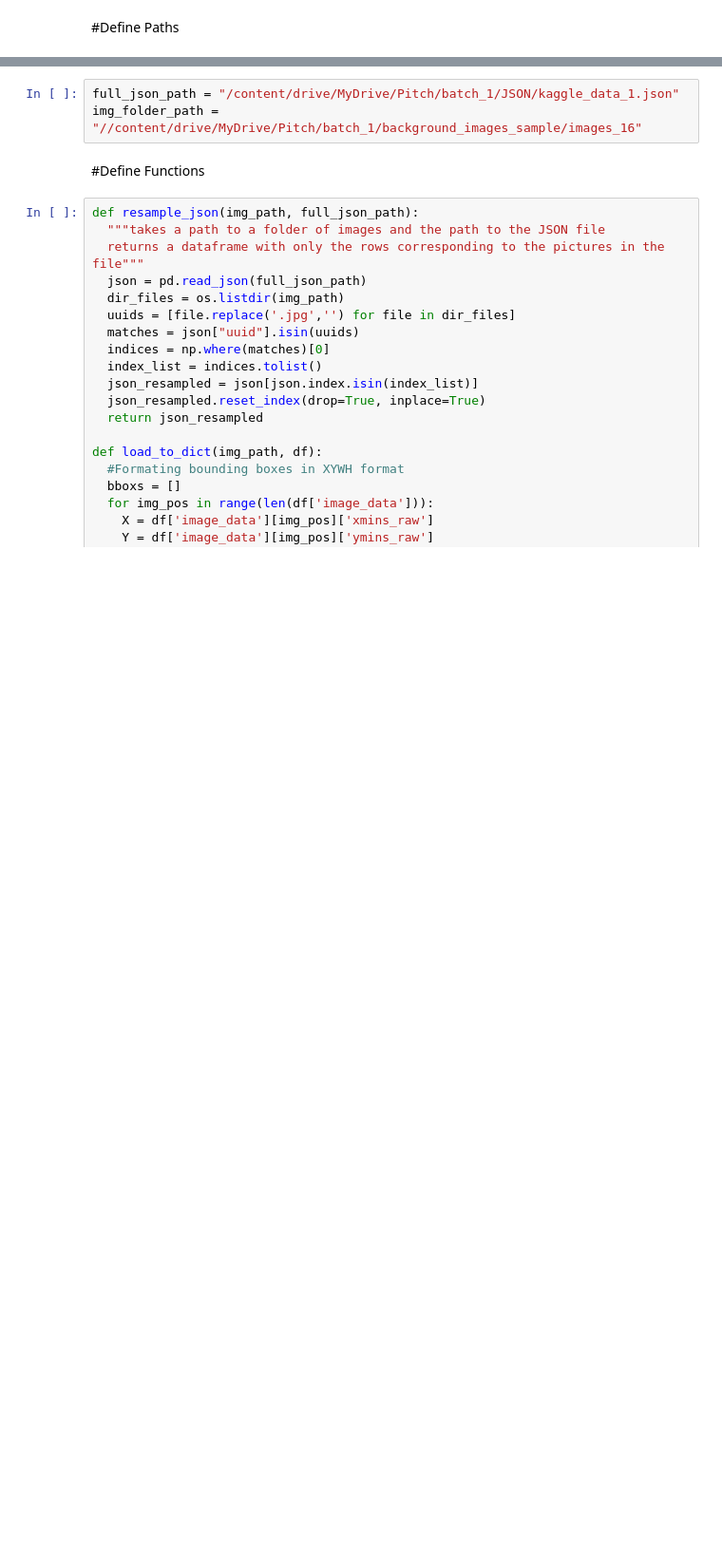
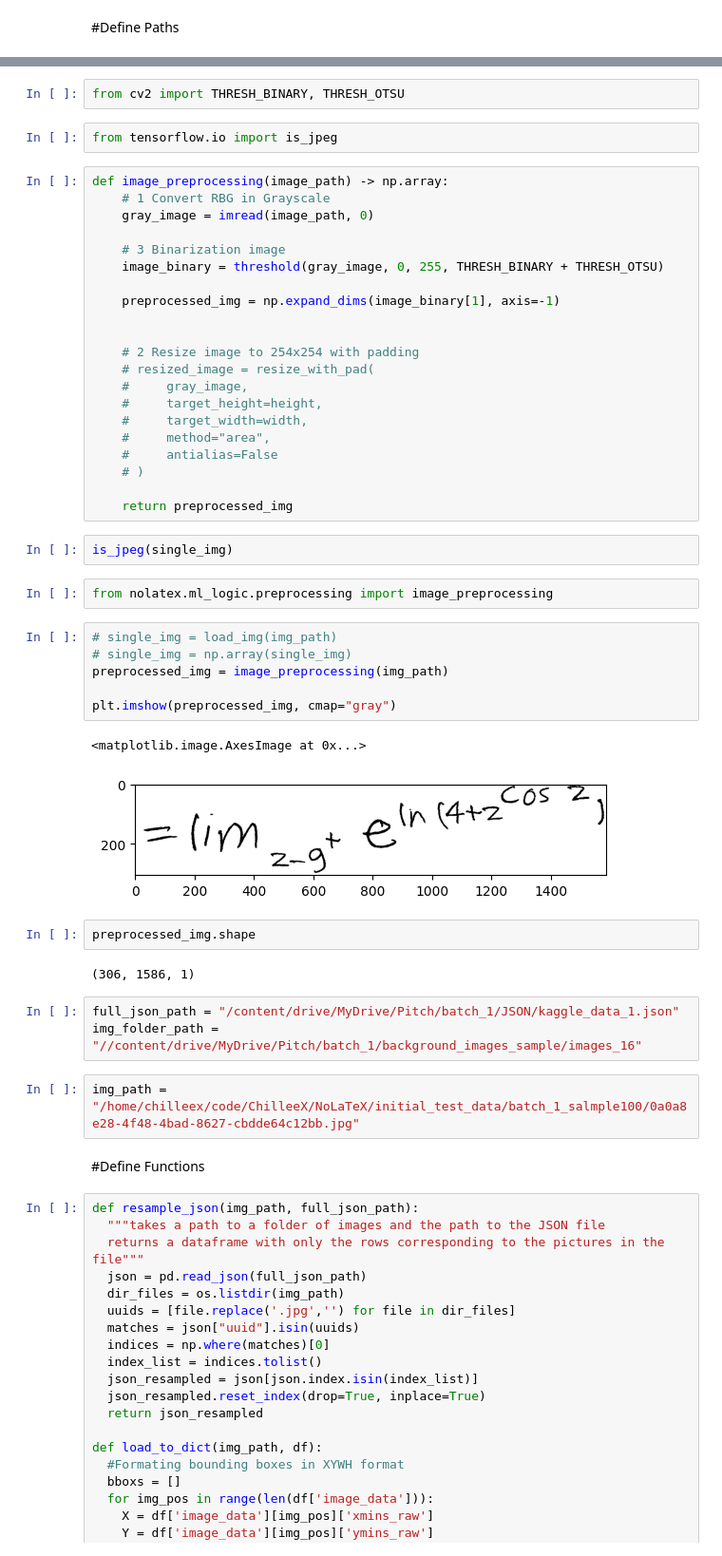
Before and after one commit to ChilleeX/NoLaTeX, a Jupyter notebook: notebooks/load_dict_working.ipynb, the cells around one changed output, grey strips where cells are left out. Shown at 95% size. Saved outputs shown, nothing was run; the diff lists cells and outputs as text; blank space fills up the shorter version.

Commit message:
setup setup.py and fixed image preprocessing fucntion

```diff
--- a/notebooks/load_dict_working.ipynb
+++ b/notebooks/load_dict_working.ipynb
@@ -30,6 +41,50 @@ Using TensorFlow backend
+# %%
+from cv2 import THRESH_BINARY, THRESH_OTSU
+# %%
+from tensorflow.io import is_jpeg
+# %%
+def image_preprocessing(image_path) -> np.array:
+    # 1 Convert RBG in Grayscale
+    gray_image = imread(image_path, 0)
+
+    # 3 Binarization image
+    image_binary = threshold(gray_image, 0, 255, THRESH_BINARY + THRESH_OTSU)
+
+    preprocessed_img = np.expand_dims(image_binary[1], axis=-1)
+
+
+    # 2 Resize image to 254x254 with padding
+    # resized_image = resize_with_pad(
+    #     gray_image,
+    #     target_height=height,
+    #     target_width=width,
+    #     method="area",
+    #     antialias=False
+    # )
+
+    return preprocessed_img
+# %%
+is_jpeg(single_img)
+# %%
+from nolatex.ml_logic.preprocessing import image_preprocessing
+# %%
+# single_img = load_img(img_path)
+# single_img = np.array(single_img)
+preprocessed_img = image_preprocessing(img_path)
+
+plt.imshow(preprocessed_img, cmap="gray")
+# %% [output]
+<matplotlib.image.AxesImage at 0x...>
+[figure, added]
+# %%
+preprocessed_img.shape
+# %% [output]
+(306, 1586, 1)
 # %%
 full_json_path = "/content/drive/MyDrive/Pitch/batch_1/JSON/kaggle_data_1.json"
 img_folder_path = "//content/drive/MyDrive/Pitch/batch_1/background_images_sample/images_16"
+# %%
+img_path = "/home/chilleex/code/ChilleeX/NoLaTeX/initial_test_data/batch_1_salmple100/0a0a8e28-4f48-4bad-8627-cbdde64c12bb.jpg"
 # %% [markdown]
 #Define Functions
 # %%
```
Also changed, not shown: parts of 2 cells of this notebook, 8 other files.
